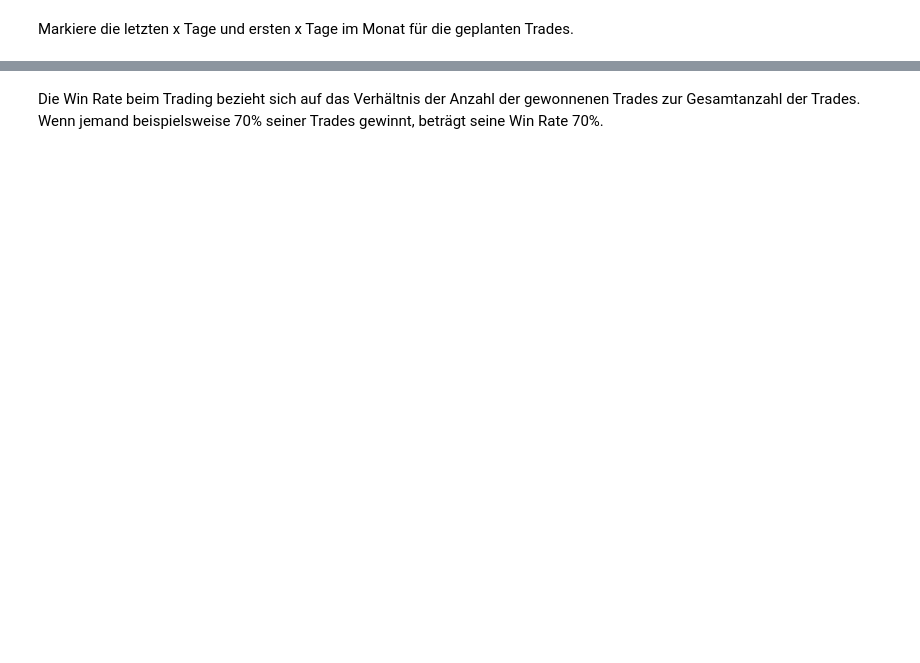
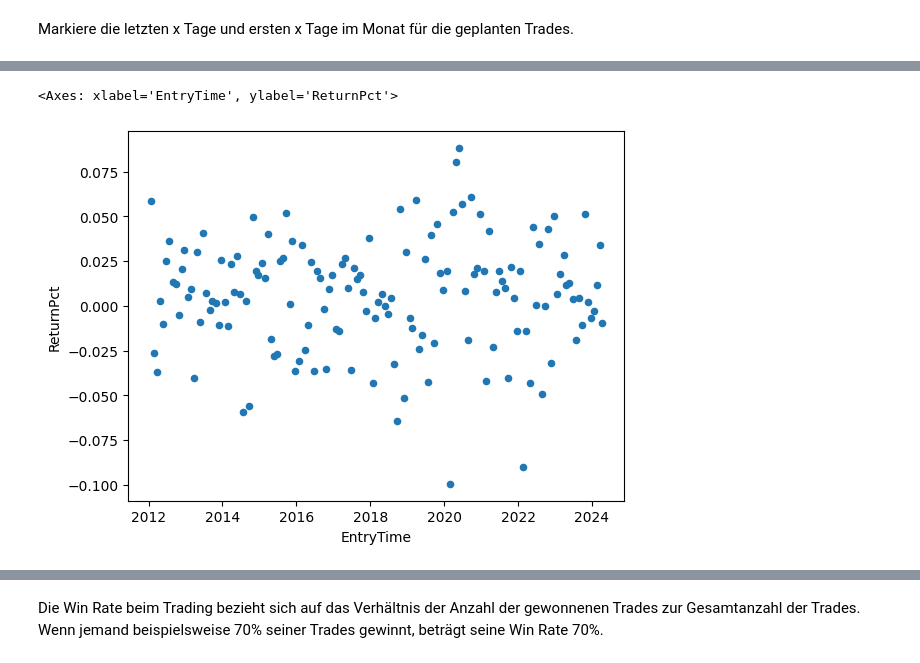
Before and after one commit to fxhuhn/backtesting-trading-strategies, a Jupyter notebook: strategies/end_of_month_sdax.ipynb, the cells around one changed output, grey strips where cells are left out. Cells and saved outputs as stored; diff of their text form; code cells hidden in the pictures; blank space fills up the shorter version.

```diff
--- a/strategies/end_of_month_sdax.ipynb
+++ b/strategies/end_of_month_sdax.ipynb
@@ -70,13 +70,23 @@ end_of_month = stock.groupby([stock.index.year, stock.index.month]).tail(days)
 # Identify beginning of month
 beginning_of_month = stock.groupby([stock.index.year, stock.index.month]).head(days)
 
+# add countdown
+end_of_month["countdown"] = -1
+end_of_month["days"] = end_of_month["countdown"].cumsum().add(1).mod(days)
+end_of_month.loc[end_of_month.days == 0, "days"] = days
+end_of_month["days"] = end_of_month["days"] * -1
+
+beginning_of_month["countdown"] = 1
+beginning_of_month["days"] = beginning_of_month["countdown"].cumsum().mod(days)
+beginning_of_month.loc[beginning_of_month.days == 0, "days"] = days
+
 # Combine the results
 marked_days = pd.concat([end_of_month, beginning_of_month])
 marked_days["hold"] = 1
 
 df = pd.merge(
     left=stock,
-    right=marked_days[["hold"]],
+    right=marked_days[["hold", "days"]],
     left_index=True,
     right_index=True,
     how="left",
@@ -146,7 +151,10 @@ class end_of_month(Strategy):
 # %%
 from backtesting import Backtest
 
-bt = Backtest(df["2012-01-01":], end_of_month, cash=100_000, commission=0.002)
+bt = Backtest(
+    df["2012-01-01":], end_of_month, cash=100_000, commission=0.002, trade_on_close=True
+)
 stats = bt.run()
-bt.plot(superimpose=False)  # , open_browser=False)
+bt.plot(superimpose=False, open_browser=False)
+stats
 # %% [output]
@@ -153,0 +178,6 @@ Row(id='5656', ...)
+# %%
+trades = stats["_trades"]
+trades.plot.scatter(y="ReturnPct", x="EntryTime")
+# %% [output]
+<Axes: xlabel='EntryTime', ylabel='ReturnPct'>
+[figure, added]
```
Also changed, not shown: parts of 33 cells of this notebook, 3 other files.
